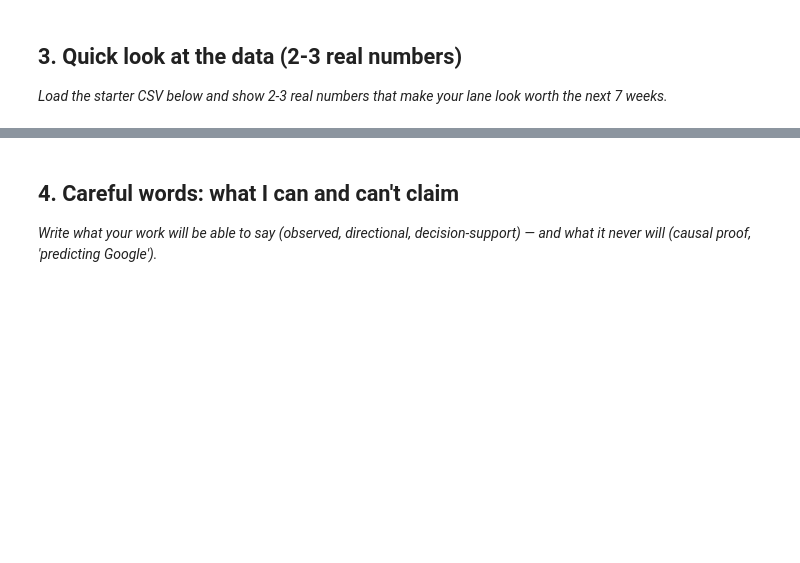
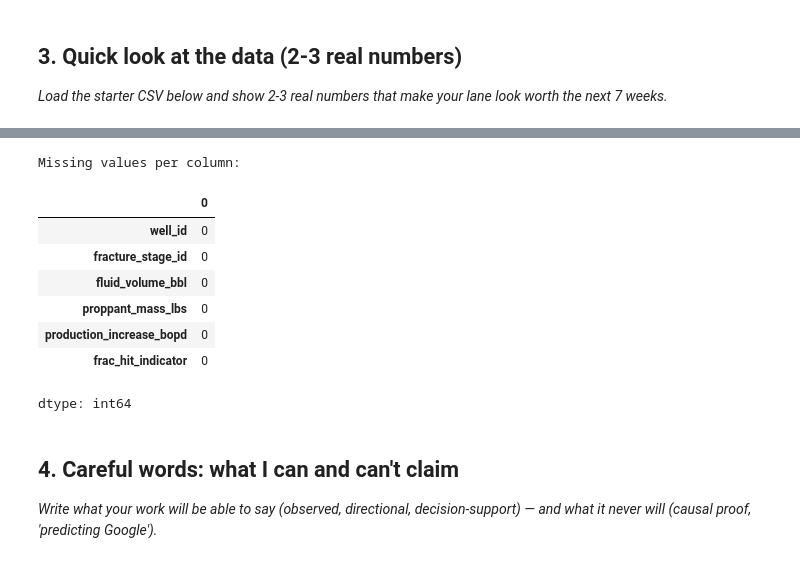
Before and after one commit to genius1oak/ConvexML, a Jupyter notebook: work/notebooks/w01_research_question.ipynb, the cells around one changed output, grey strips where cells are left out. Cells and saved outputs as stored; diff of their text form; code cells hidden in the pictures; blank space fills up the shorter version.

```diff
--- a/work/notebooks/w01_research_question.ipynb
+++ b/work/notebooks/w01_research_question.ipynb
@@ -30,3 +115,16 @@ This skeleton is yours to fill. Work the sections **in order** — each one has
+# %%
+print('Missing values per column:')
+display(df_mock.isnull().sum())
+# %% [output]
+Missing values per column:
+|  | 0 |
+| well_id | 0 |
+| fracture_stage_id | 0 |
+| fluid_volume_bbl | 0 |
+| proppant_mass_lbs | 0 |
+| production_increase_bopd | 0 |
+| frac_hit_indicator | 0 |
+dtype: int64
 # %% [markdown]
 ## 4. Careful words: what I can and can't claim
 
```
Also changed, not shown: parts of 12 cells of this notebook.
